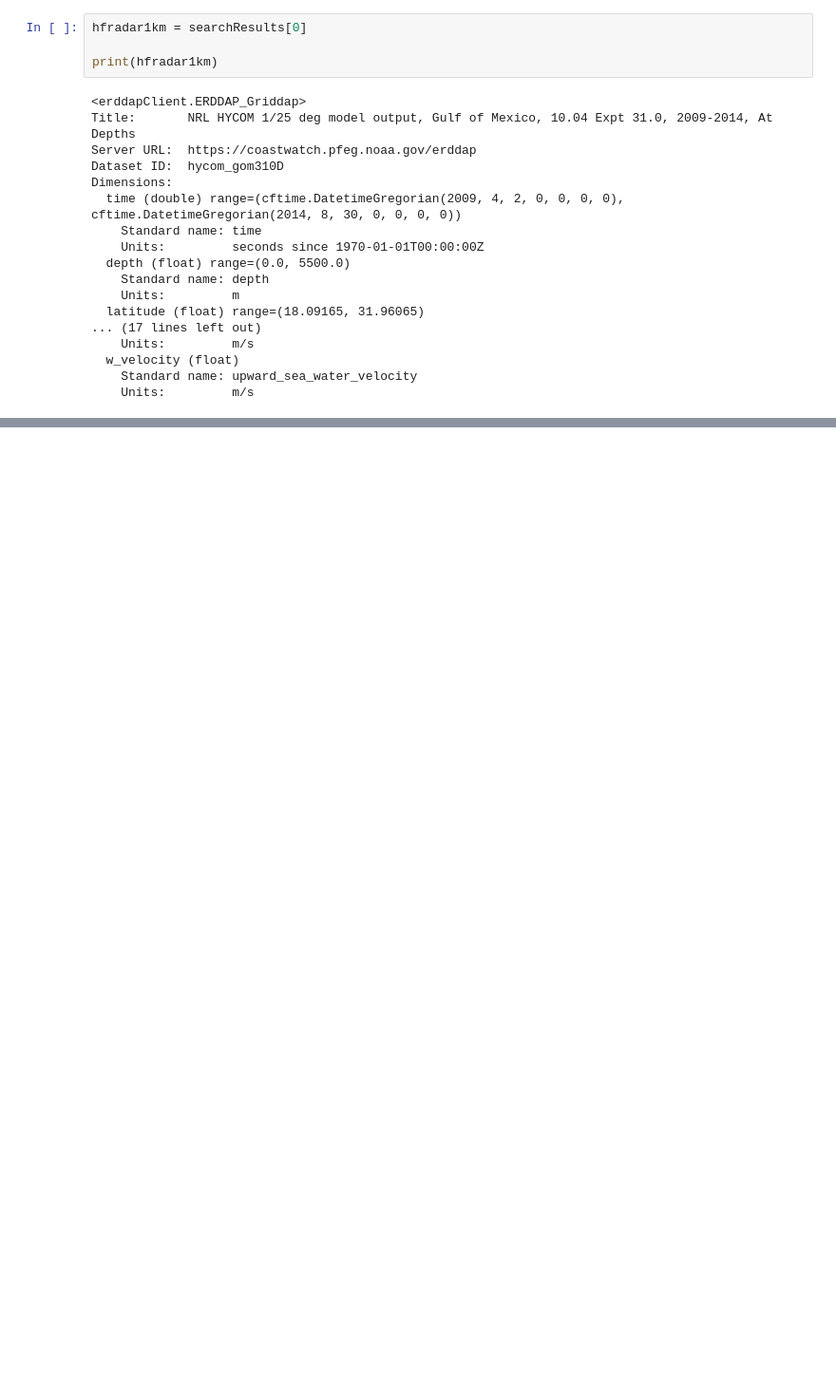
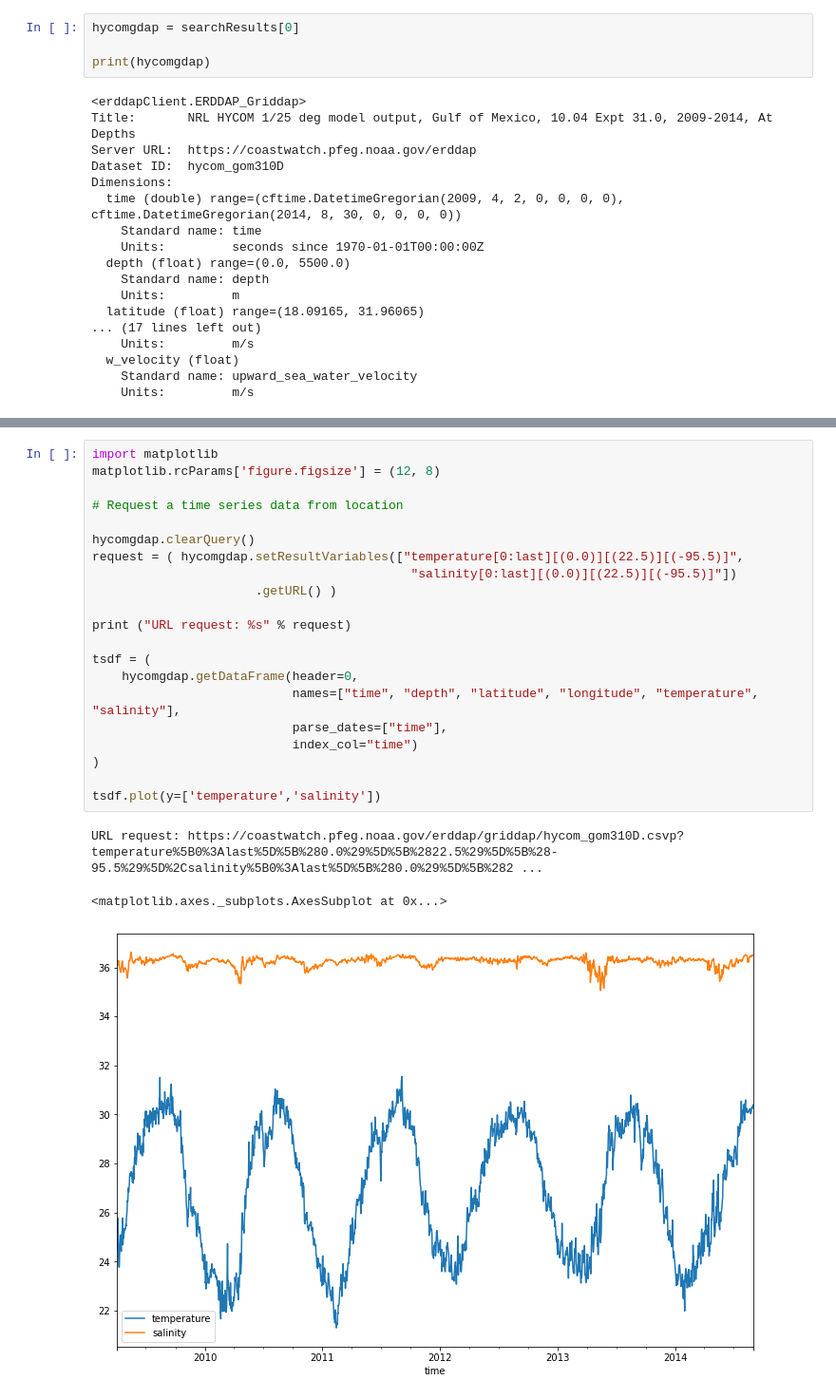
Before and after one commit to hmedrano/erddap-python, a Jupyter notebook: notebooks/Griddap-demo.ipynb, the cells around one changed output, grey strips where cells are left out. Shown at 95% size. Cells and saved outputs as stored; diff of their text form; blank space fills up the shorter version.

Commit message:
griddap demo

```diff
--- a/notebooks/Griddap-demo.ipynb
+++ b/notebooks/Griddap-demo.ipynb
@@ -26,9 +26,9 @@ Results:  5
   4 - <erddapClient.ERDDAP_Griddap> ucsdHfrE6 , "Currents, HF Radar, US East Coast and Gulf of Mexico, RTV, Near-Real Time, 2012-present, Hourly, 6km"
 ]
 # %%
-hfradar1km = searchResults[0]
+hycomgdap = searchResults[0]
 
-print(hfradar1km)
+print(hycomgdap)
 # %% [output]
 <erddapClient.ERDDAP_Griddap>
 Title:       NRL HYCOM 1/25 deg model output, Gulf of Mexico, 10.04 Expt 31.0, 2009-2014, At Depths
@@ -94,3 +114,28 @@ pprint(hfradar1km.variables)
+# %%
+import matplotlib
+matplotlib.rcParams['figure.figsize'] = (12, 8)
+
+# Request a time series data from location
+
+hycomgdap.clearQuery()
+request = ( hycomgdap.setResultVariables(["temperature[0:last][(0.0)][(22.5)][(-95.5)]",
+                                           "salinity[0:last][(0.0)][(22.5)][(-95.5)]"])
+                      .getURL() )
+
+print ("URL request: %s" % request)
+
+tsdf = (
+    hycomgdap.getDataFrame(header=0,
+                           names=["time", "depth", "latitude", "longitude", "temperature", "salinity"],
+                           parse_dates=["time"],
+                           index_col="time")
+)
+
+tsdf.plot(y=['temperature','salinity'])
+# %% [output]
+URL request: https://coastwatch.pfeg.noaa.gov/erddap/griddap/hycom_gom310D.csvp?temperature%5B0%3Alast%5D%5B%280.0%29%5D%5B%2822.5%29%5D%5B%28-95.5%29%5D%2Csalinity%5B0%3Alast%5D%5B%280.0%29%5D%5B%282 ...
+<matplotlib.axes._subplots.AxesSubplot at 0x...>
+[figure, added]
 # %%
 # Request the dataset as an xarray object
 #
```
Also changed, not shown: parts of 7 cells of this notebook, 1 other file.
